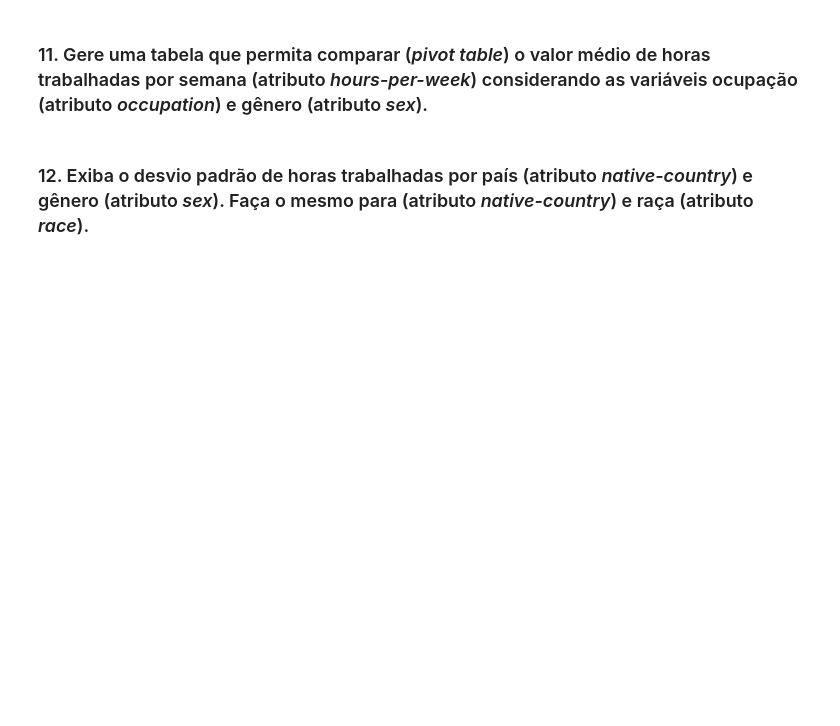
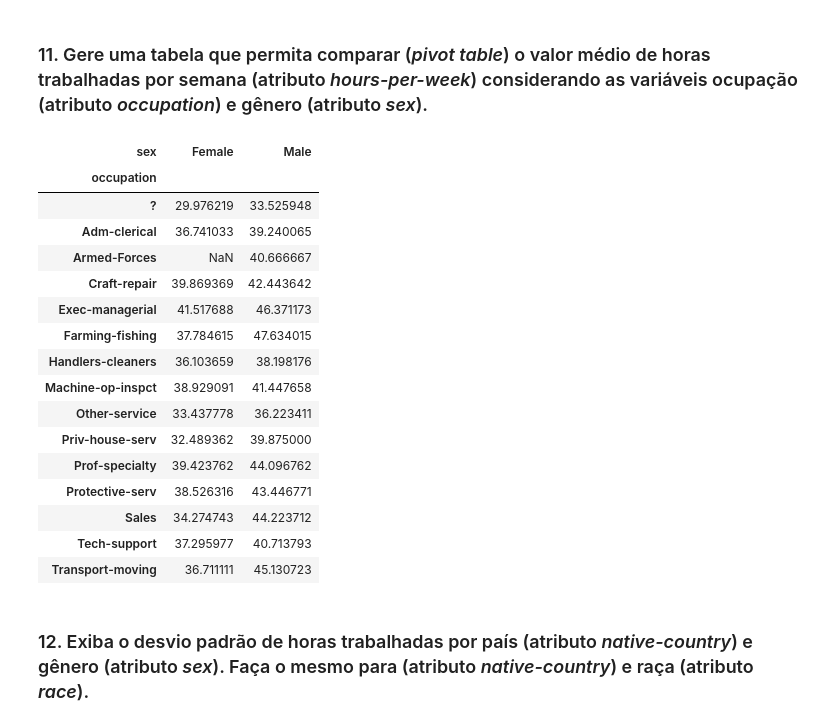
Before and after one commit to IcaroMourao/ufc-data-science, a Jupyter notebook: Trabalho 2/Trabalho Pra&#769;tico - Pandas.ipynb, the cells around one changed output. Drawn from its saved outputs; the diff is of its cells as text; code cells hidden in the pictures; blank space fills up the shorter version.

```diff
--- a/Trabalho 2/Trabalho Pra&#769;tico - Pandas.ipynb
+++ b/Trabalho 2/Trabalho Pra&#769;tico - Pandas.ipynb
@@ -116,4 +161,24 @@ data[s]['age'].count(),(data[s][c]['age'].count()/data[s]['age'].count())*100
 # %% [markdown]
 ### 11. Gere uma tabela que permita comparar (*pivot table*) o valor médio de horas trabalhadas por semana (atributo *hours-per-week*) considerando as variáveis ocupação (atributo *occupation*) e gênero (atributo *sex*).
+# %%
+pd.pivot_table(data, values='hours-per-week', index='occupation', columns='sex', aggfunc='mean')
+# %% [output]
+| sex | Female | Male |
+| occupation |  |  |
+| ? | 29.976219 | 33.525948 |
+| Adm-clerical | 36.741033 | 39.240065 |
+| Armed-Forces | NaN | 40.666667 |
+| Craft-repair | 39.869369 | 42.443642 |
+| Exec-managerial | 41.517688 | 46.371173 |
+| Farming-fishing | 37.784615 | 47.634015 |
+| Handlers-cleaners | 36.103659 | 38.198176 |
+| Machine-op-inspct | 38.929091 | 41.447658 |
+| Other-service | 33.437778 | 36.223411 |
+| Priv-house-serv | 32.489362 | 39.875000 |
+| Prof-specialty | 39.423762 | 44.096762 |
+| Protective-serv | 38.526316 | 43.446771 |
+| Sales | 34.274743 | 44.223712 |
+| Tech-support | 37.295977 | 40.713793 |
+| Transport-moving | 36.711111 | 45.130723 |
 # %% [markdown]
 ### 12. Exiba o desvio padrão de horas trabalhadas por país (atributo *native-country*) e gênero (atributo *sex*). Faça o mesmo para (atributo *native-country*) e raça (atributo *race*).
```
Also changed, not shown: parts of 6 cells of this notebook.
